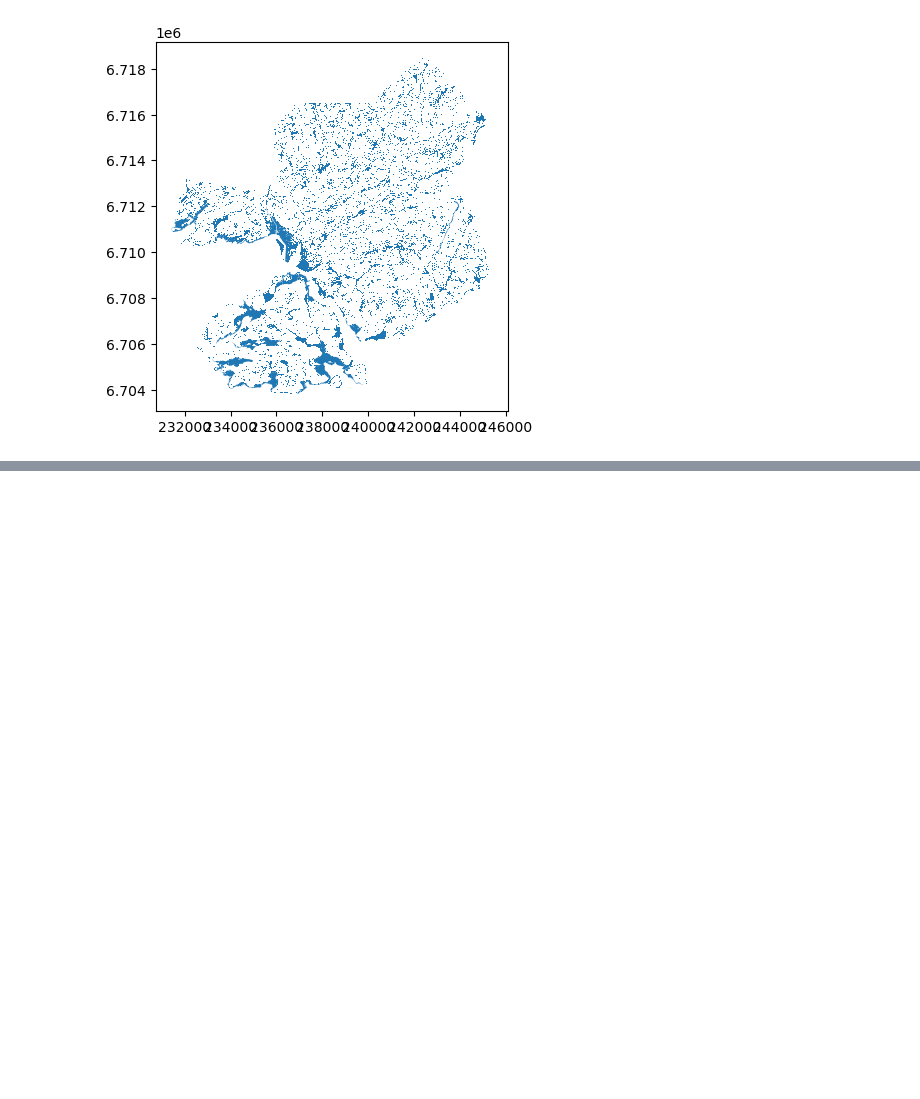
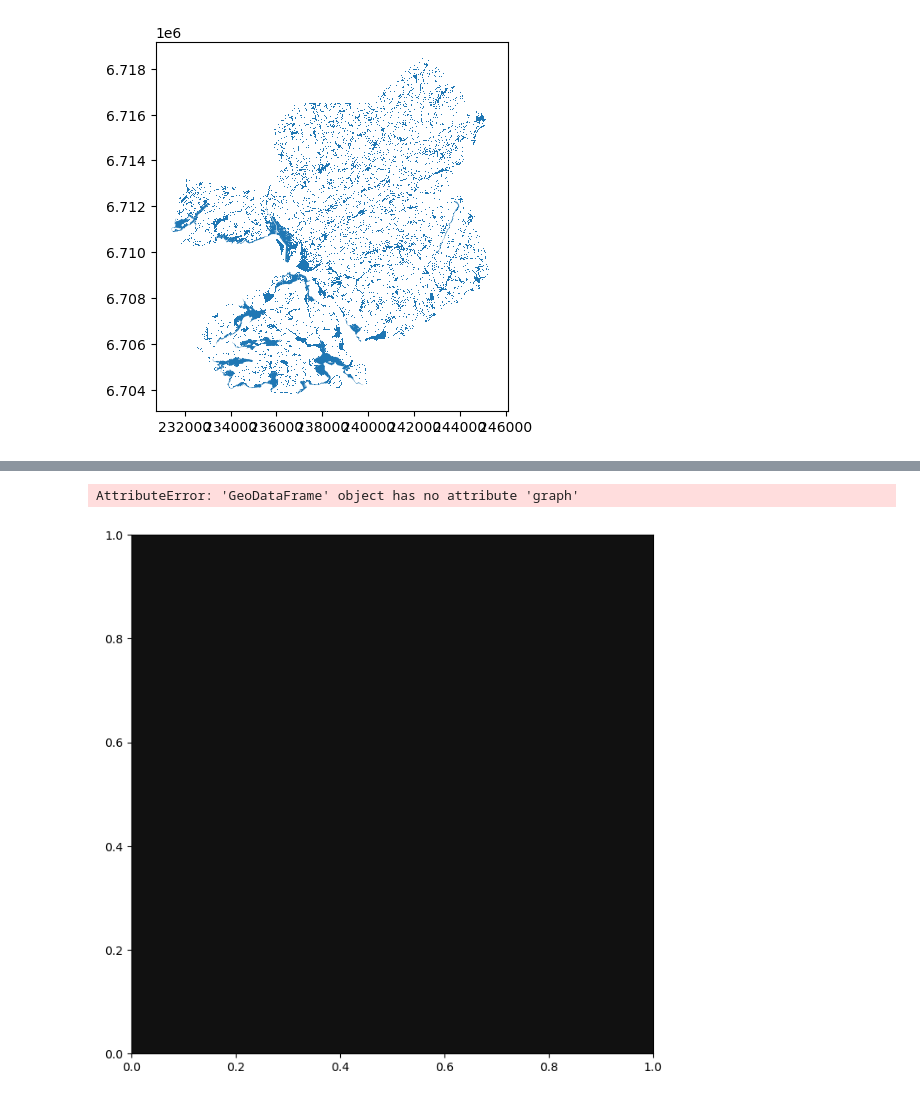
Before and after one commit to lasain/lasninas, a Jupyter notebook: osm_cycle_network.ipynb, the cells around one changed output, grey strips where cells are left out. Drawn from its saved outputs; the diff is of its cells as text; code cells hidden in the pictures; blank space fills up the shorter version.

```diff
--- a/osm_cycle_network.ipynb
+++ b/osm_cycle_network.ipynb
@@ -96,0 +171,9 @@ tulvat.plot()
+# %%
+cycleways = ox.features_from_place(
+    "Kupittaa, Turku, Finland",
+    tags={"highway": "cycleway"}
+)
+ox.plot_graph(cycleways)
+# %% [output]
+AttributeError: 'GeoDataFrame' object has no attribute 'graph'
+[figure, added]
```
Also changed, not shown: parts of 3 cells of this notebook.
